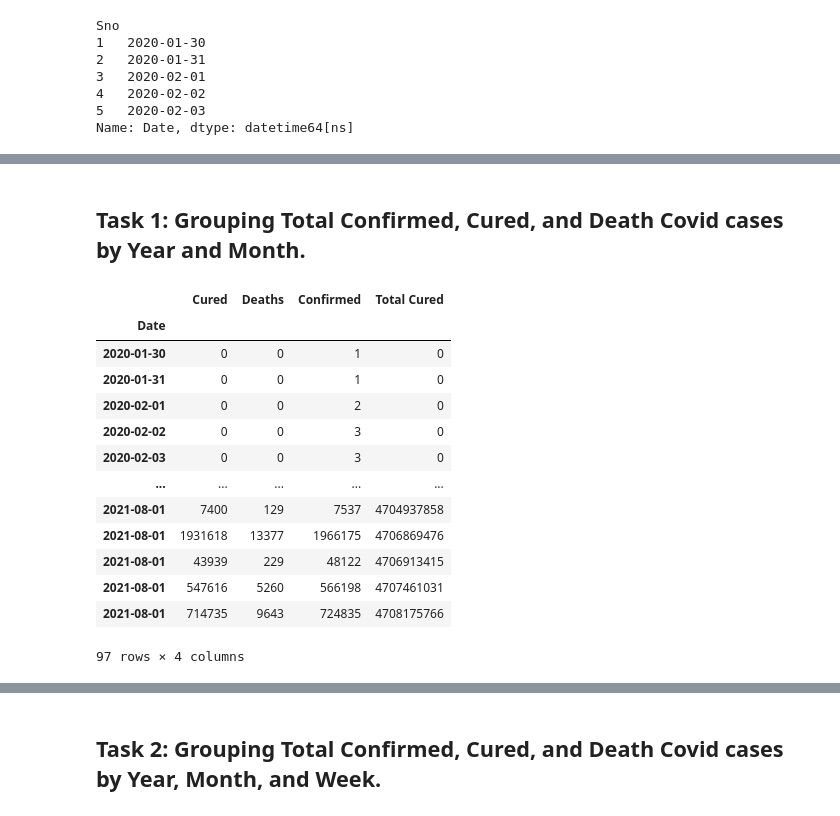
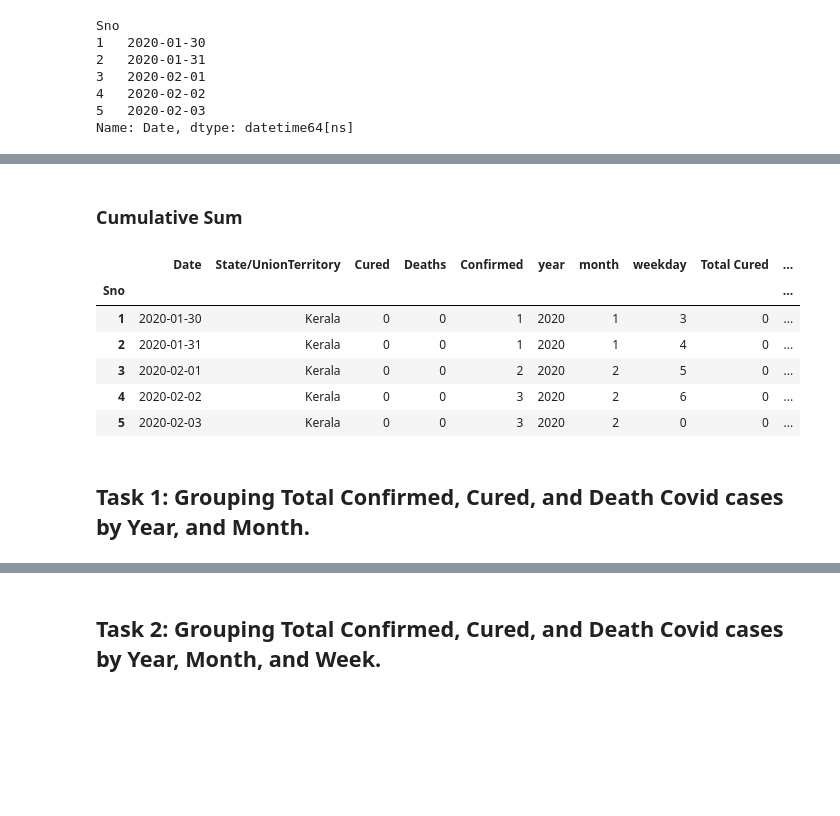
Before and after one commit to ajithpmohan/PythonDataAnalysisVisualization, a Jupyter notebook: pandas/covid_19_india.ipynb, the cells around one changed output, grey strips where cells are left out. Saved outputs shown, nothing was run; the diff lists cells and outputs as text; code cells hidden in the pictures; blank space fills up the shorter version.

```diff
--- a/pandas/covid_19_india.ipynb
+++ b/pandas/covid_19_india.ipynb
@@ -148,20 +142,18 @@ df
+# %% [markdown]
+### Cumulative Sum
+# %%
+df['Total Cured'] = df['Cured'].cumsum()
+df['Total Deaths'] = df['Deaths'].cumsum()
+df['Total Confirmed'] = df['Confirmed'].cumsum()
+df.head()
+# %% [output]
+|  | Date | State/UnionTerritory | Cured | Deaths | Confirmed | year | month | weekday | Total Cured | ... |
+| Sno |  |  |  |  |  |  |  |  |  | ... |
+| 1 | 2020-01-30 | Kerala | 0 | 0 | 1 | 2020 | 1 | 3 | 0 | ... |
+| 2 | 2020-01-31 | Kerala | 0 | 0 | 1 | 2020 | 1 | 4 | 0 | ... |
+| 3 | 2020-02-01 | Kerala | 0 | 0 | 2 | 2020 | 2 | 5 | 0 | ... |
+| 4 | 2020-02-02 | Kerala | 0 | 0 | 3 | 2020 | 2 | 6 | 0 | ... |
+| 5 | 2020-02-03 | Kerala | 0 | 0 | 3 | 2020 | 2 | 0 | 0 | ... |
 # %% [markdown]
-## Task 1: Grouping Total Confirmed, Cured, and Death Covid cases by Year and Month.
+## Task 1: Grouping Total Confirmed, Cured, and Death Covid cases by Year, and Month.
-# %%
-df.groupby(['year', 'month'])[['Cured', 'Deaths', 'Confirmed', 'Total Cured']].head()
-# %% [output]
-|  | Cured | Deaths | Confirmed | Total Cured |
-| Date |  |  |  |  |
-| 2020-01-30 | 0 | 0 | 1 | 0 |
-| 2020-01-31 | 0 | 0 | 1 | 0 |
-| 2020-02-01 | 0 | 0 | 2 | 0 |
-| 2020-02-02 | 0 | 0 | 3 | 0 |
-| 2020-02-03 | 0 | 0 | 3 | 0 |
-| ... | ... | ... | ... | ... |
-| 2021-08-01 | 7400 | 129 | 7537 | 4704937858 |
-| 2021-08-01 | 1931618 | 13377 | 1966175 | 4706869476 |
-| 2021-08-01 | 43939 | 229 | 48122 | 4706913415 |
-| 2021-08-01 | 547616 | 5260 | 566198 | 4707461031 |
-| 2021-08-01 | 714735 | 9643 | 724835 | 4708175766 |
-97 rows × 4 columns
 # %%
```
Also changed, not shown: parts of 11 cells of this notebook, 1 other file.
